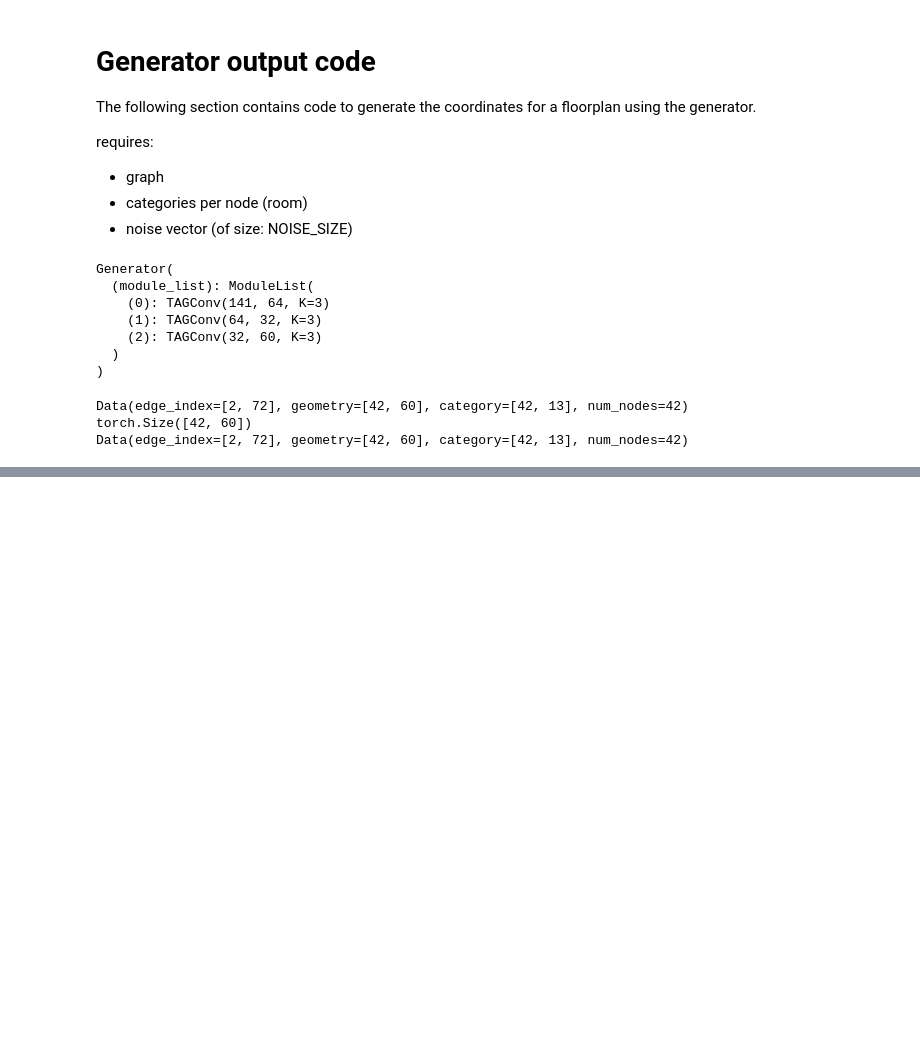
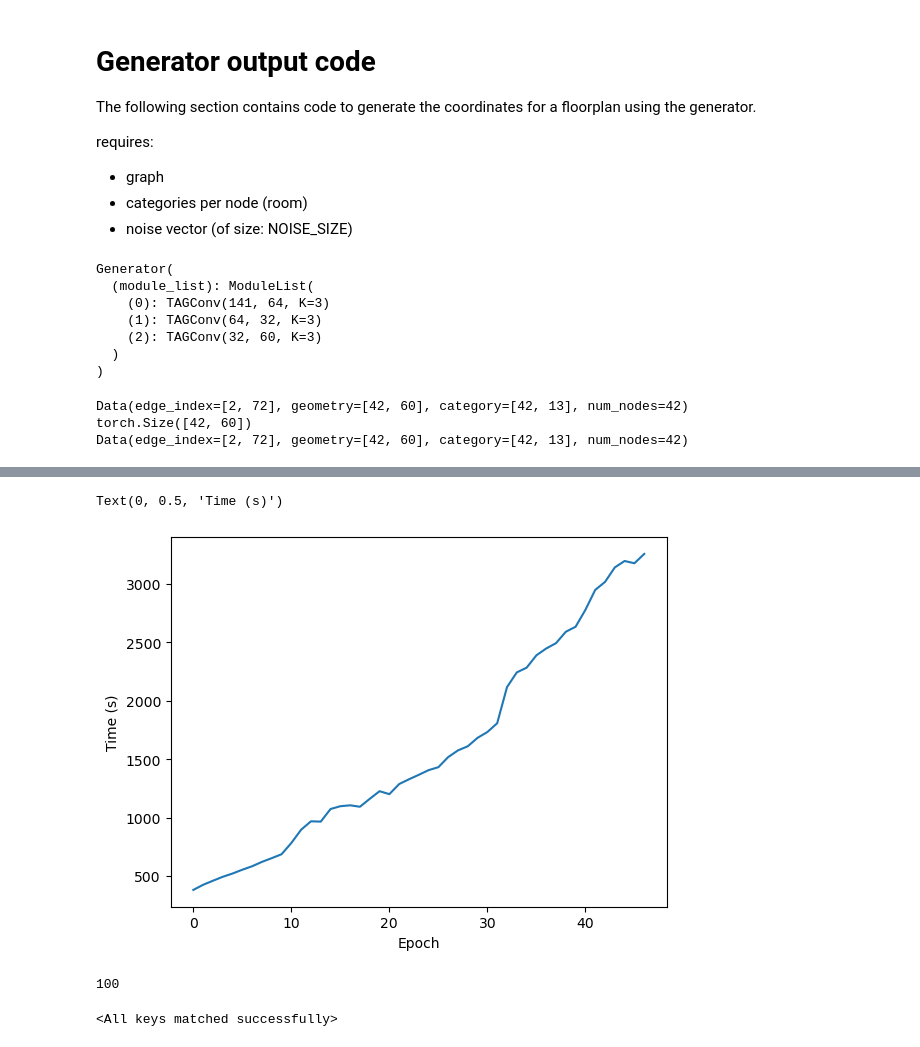
Before and after one commit to Haoranxia/Graph_ML_project, a Jupyter notebook: training.ipynb, the cells around one changed output, grey strips where cells are left out. Saved outputs shown, nothing was run; the diff lists cells and outputs as text; code cells hidden in the pictures; blank space fills up the shorter version.

Commit message:
Add big model

```diff
--- a/training.ipynb
+++ b/training.ipynb
@@ -254,0 +333,15 @@ Data(edge_index=[2, 72], geometry=[42, 60], category=[42, 13], num_nodes=42)
+# %%
+plt.plot(times)
+plt.xlabel("Epoch")
+plt.ylabel("Time (s)")
+# %% [output]
+Text(0, 0.5, 'Time (s)')
+[figure, added]
+# %%
+len(losses_d)
+# %% [output]
+100
+# %%
+generator.load_state_dict(th.load(SAVED_MODELS_ROOT / "generator-big-e100.pt"))
+# %% [output]
+<All keys matched successfully>
```
Also changed, not shown: parts of 20 cells of this notebook, 3 other files.
